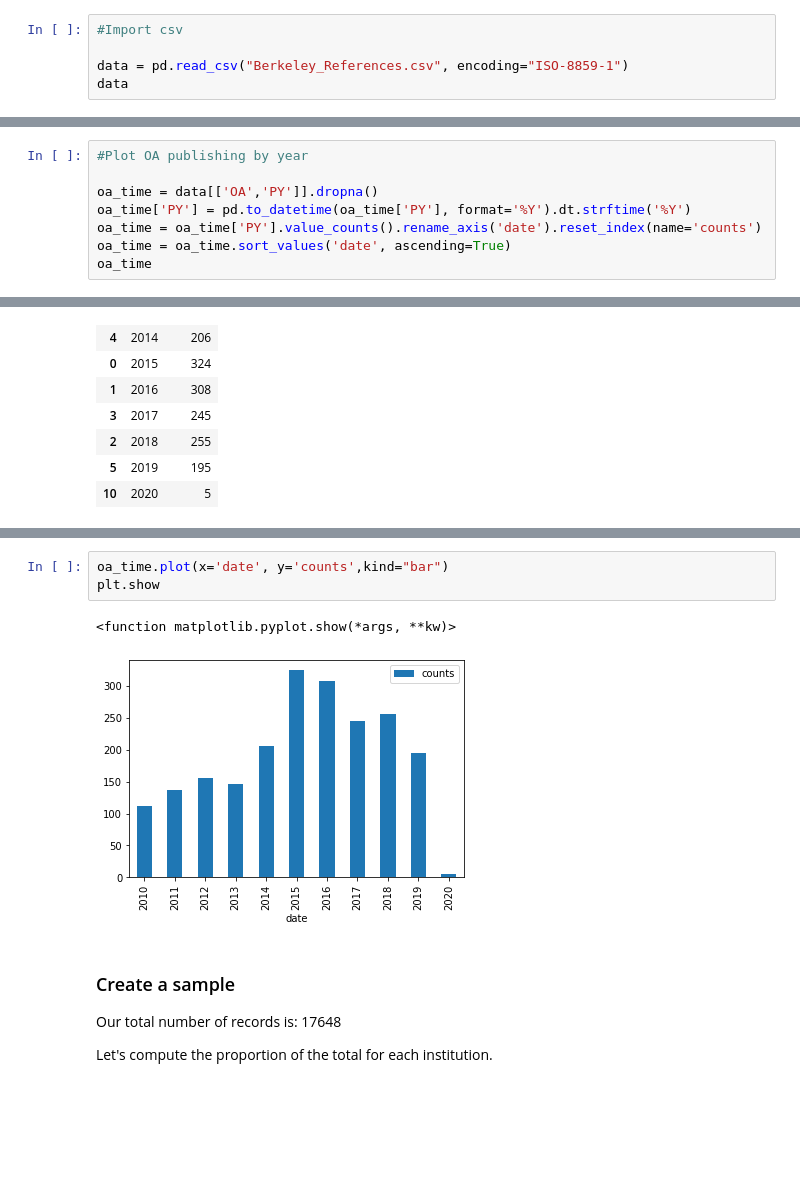
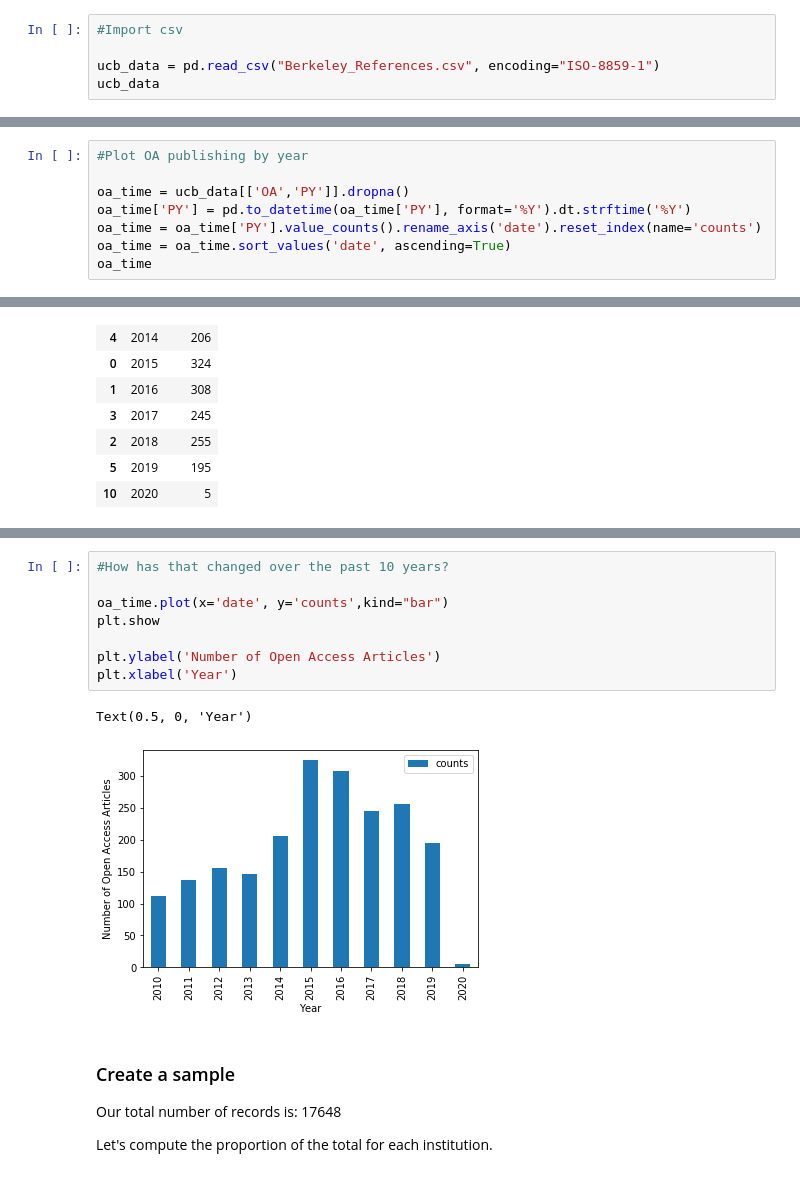
Before and after one commit to samteplitzky/Earth-Science-Citation-Replication-Project, a Jupyter notebook: Citation_Data_Analysis_All_Institutions.ipynb, the cells around one changed output, grey strips where cells are left out. Cells and saved outputs as stored; diff of their text form; blank space fills up the shorter version.

```diff
--- a/Citation_Data_Analysis_All_Institutions.ipynb
+++ b/Citation_Data_Analysis_All_Institutions.ipynb
@@ -21,8 +21,8 @@ Next, import the csv file that includes your records from Web of Science.
 # %%
 #Import csv
 
-data = pd.read_csv("Berkeley_References.csv", encoding="ISO-8859-1")
-data
+ucb_data = pd.read_csv("Berkeley_References.csv", encoding="ISO-8859-1")
+ucb_data
 # %% [output]
 |  | ï»¿PT | AU | BA | BE | GP | AF | BF | CA | TI | SO | ... | ... |
 | 0 | J | Basallote, MD; Canovas, CR; Olias... | NaN | NaN | NaN | Dolores Basallote, M.; Canovas, C... | NaN | NaN | Mineralogically-induced metal par... | CHEMICAL GEOLOGY | ... | ... |
@@ -82,7 +88,7 @@ Name: OA, dtype: int64
 # %%
 #Plot OA publishing by year
 
-oa_time = data[['OA','PY']].dropna()
+oa_time = ucb_data[['OA','PY']].dropna()
 oa_time['PY'] = pd.to_datetime(oa_time['PY'], format='%Y').dt.strftime('%Y')
 oa_time = oa_time['PY'].value_counts().rename_axis('date').reset_index(name='counts')
 oa_time = oa_time.sort_values('date', ascending=True)
@@ -103,9 +117,14 @@ oa_time
 # %%
+#How has that changed over the past 10 years?
+
 oa_time.plot(x='date', y='counts',kind="bar")
 plt.show
+
+plt.ylabel('Number of Open Access Articles')
+plt.xlabel('Year')
 # %% [output]
-<function matplotlib.pyplot.show(*args, **kw)>
+Text(0.5, 0, 'Year')
-[figure, old version]
+[figure, new version]
 # %% [markdown]
 ### Create a sample
 
```
Also changed, not shown: parts of 7 cells of this notebook.
